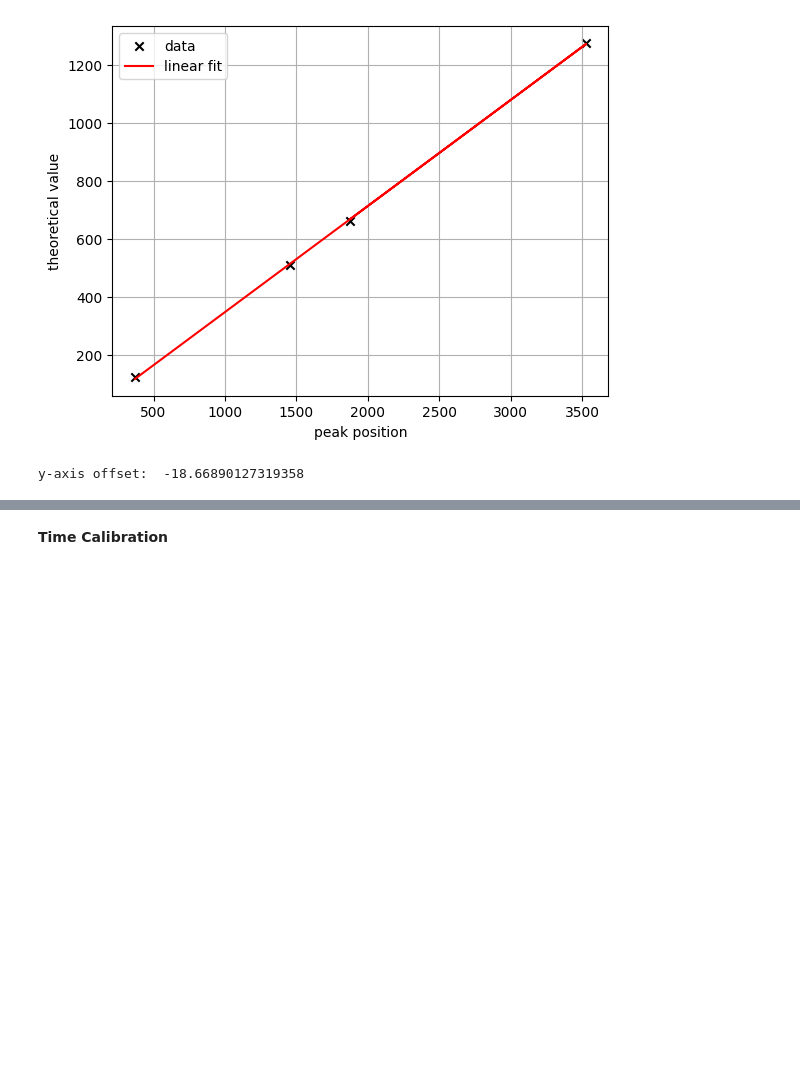
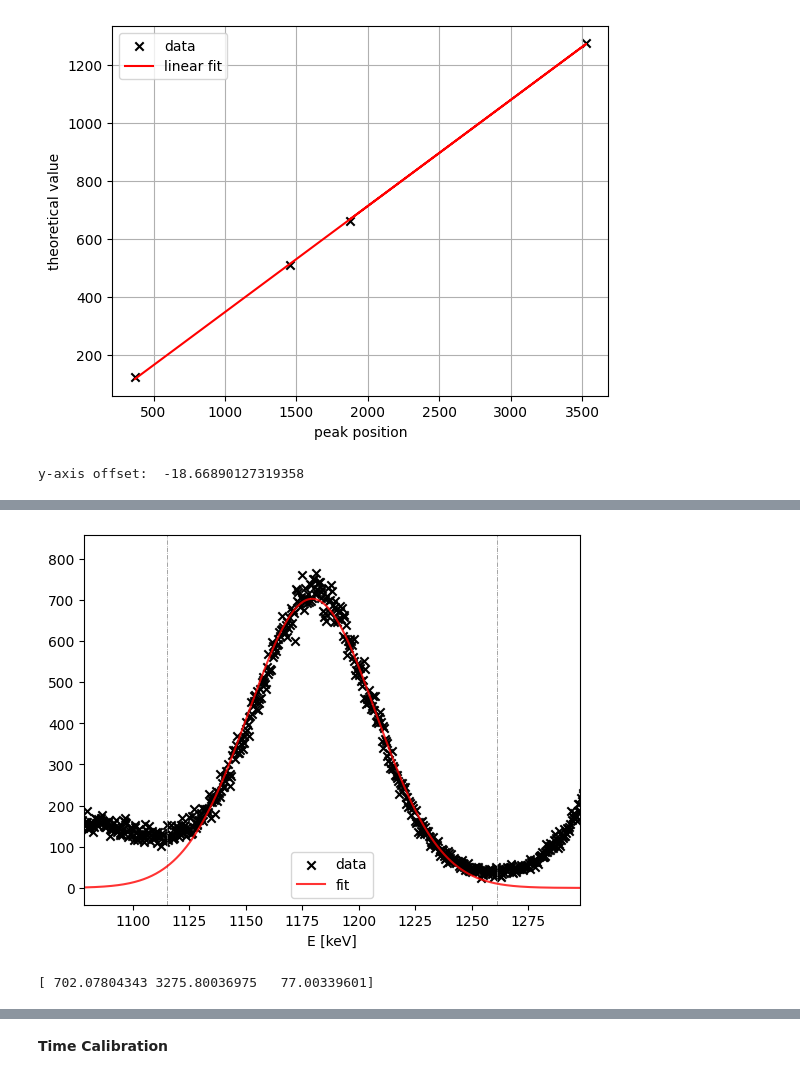
Before and after one commit to thexwon/P4, a Jupyter notebook: Gamma Coincidence Spectroscopy/gamma_code.ipynb, the cells around one changed output, grey strips where cells are left out. Saved outputs shown, nothing was run; the diff lists cells and outputs as text; code cells hidden in the pictures; blank space fills up the shorter version.

```diff
--- a/Gamma Coincidence Spectroscopy/gamma_code.ipynb
+++ b/Gamma Coincidence Spectroscopy/gamma_code.ipynb
@@ -297,0 +377,25 @@ y-axis offset:  -18.66890127319358
+# %%
+data  = np.load("data/Co60_NaI/Histograms_PulseHeights/height.npy")
+p0 = [3400, 3370, 20]
+
+lim1 =3100
+lim2 =3500
+x = np.arange(len(data))
+plt.scatter(ENaI(x),data, color = "black", label = "data", marker='x')
+plt.xlim(ENaI(lim1-100), ENaI(lim2+100))
+plt.axvline(ENaI(lim1), color = "gray", lw=0.5,ls="-.")
+plt.axvline(ENaI(lim2), color = "gray", lw=0.5,ls="-.")
+
+popt, cov = curve_fit(gauss_bg,np.arange(len(data))[lim1:lim2], data[lim1:lim2], p0 = p0)
+
+plt.plot(ENaI(x), gauss_bg(x,*popt), label = "fit", color = "red", alpha = 0.8)
+plt.legend()
+plt.xlabel('E [keV]')
+
+plt.show()
+print(popt)
+Co60_NaI_peak1 = ENaI(popt[1])
+Co60_NaI_sigma1 = ENaI(popt[2])
+# %% [output]
+[figure, added]
+[ 702.07804343 3275.80036975   77.00339601]
```
Also changed, not shown: parts of 10 cells of this notebook.
